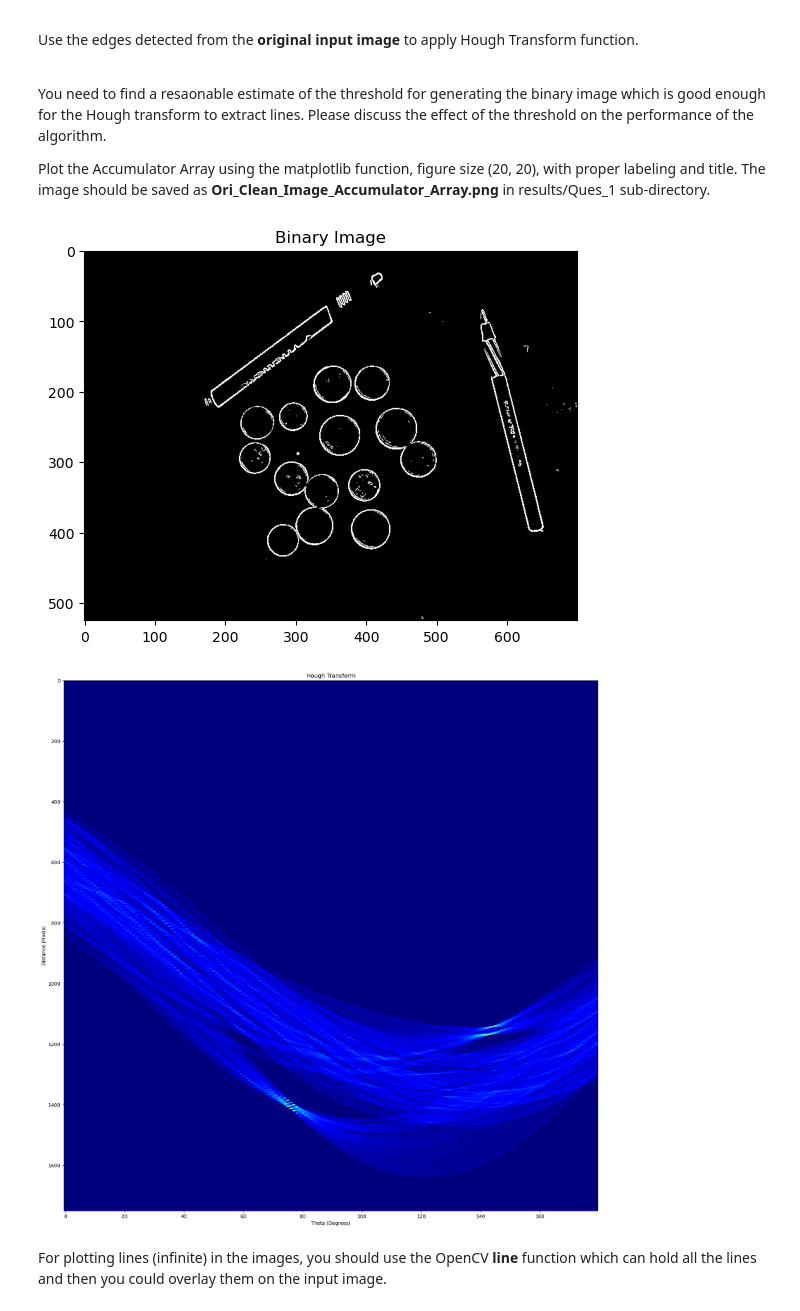
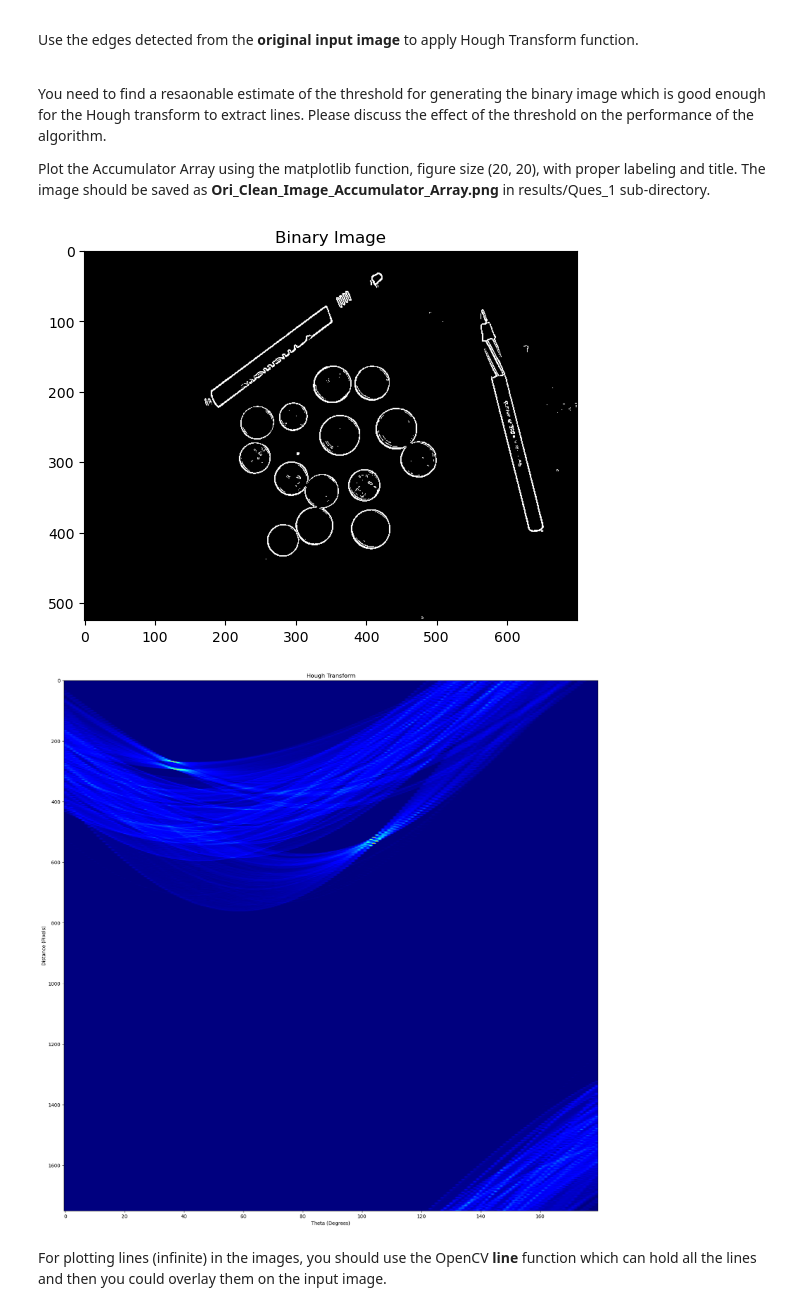
Before and after one commit to CasuallyAlive/Computer_Vision_Projects, a Jupyter notebook: src/proj2_6320/proj2_code/Project_2_CS6320.ipynb, the cells around one changed output. Cells and saved outputs as stored; diff of their text form; code cells hidden in the pictures.

```diff
--- a/src/proj2_6320/proj2_code/Project_2_CS6320.ipynb
+++ b/src/proj2_6320/proj2_code/Project_2_CS6320.ipynb
@@ -254,7 +254,7 @@ def hough_transform(input_img, threshold, theta_res, rho_res):
     # TO DO: Your Implementation
     ##############################
     thetas = np.deg2rad(np.arange(theta_res[0], theta_res[1]))
-    cos_thetas, sin_thetas = np.cos(thetas), np.sin(thetas)
+    cos_t, sin_t = np.cos(thetas), np.sin(thetas)
     rhos = np.linspace(rho_res[0], rho_res[1], rho_res[1]*2)
 
     sz_y, sz_x = input_img.shape
@@ -268,7 +268,7 @@ def hough_transform(input_img, threshold, theta_res, rho_res):
 
     for edge_pt in edge_pts:
         for t_idx in range(len(thetas)):
-            d = round(edge_pt[0]*cos_thetas[t_idx]+edge_pt[1]*sin_thetas[t_idx])+rho_res[1]
+            d = round(edge_pt[0]*cos_t[t_idx]-edge_pt[1]*sin_t[t_idx])
             accumulator[d, t_idx] += 1
 
     ################################
@@ -292,36 +292,36 @@ Plot the Accumulator Array using the matplotlib function, figure size (20, 20),
 # To expedite the process you can play with the resolution of the theta and rho
 # without compromising the quality of the results
 diag_len = math.ceil(np.sqrt(img.shape[0]**2+img.shape[1]**2))
 ori_accumulator, ori_thetas, ori_rhos, ori_binary_img = hough_transform(edge_detector(np.copy(img), 2, blur=False), np.mean(img), [-90, 90], [-diag_len, diag_len])
 
 # Save the Thresholded Binary Image
 cv.imwrite('../results/Ques_1/Ori_Clean_Binary_Image.png', ori_binary_img)
 
 #Plot the Binary Image
 plt.figure(); plt.imshow(ori_binary_img.astype(np.uint8), cmap='gray'); plt.title('Binary Image')
 
 
 # Plot Accumulator Array
 ##############################
 # TO DO: Your Implementation
 ##############################
-def plot_accum_arr(accumulator, rhos, thetas, threshold, save_path):
+def plot_accum_arr(accumulator, save_path):
     fig = plt.figure(figsize=(20,20))
 
     plt.imshow(accumulator, aspect='auto', cmap='jet')
     plt.title("Hough Transform")
     plt.xlabel("Theta (Degrees)"); plt.ylabel("Distance (Pixels)")
     cv.imwrite(save_path, (accumulator/np.max(accumulator)))
     return fig
 
-arr_fig = plot_accum_arr(ori_accumulator, ori_rhos, ori_thetas, np.mean(img), \
+arr_fig = plot_accum_arr(ori_accumulator, \
                     '../results/Ques_1/Ori_Clean_Image_Accumulator_Array.png')
 ################################
 # Your Implementation ENDS here
 ################################
 # %% [output]
 [figure]
-[figure, old version]
+[figure, new version]
 # %% [markdown]
 For plotting lines (infinite) in the images, you should use the OpenCV <b>line</b> function which can hold all the lines and then you could overlay them on the input image.
 # %%
```
Also changed, not shown: parts of 5 cells of this notebook, 5 other files.
